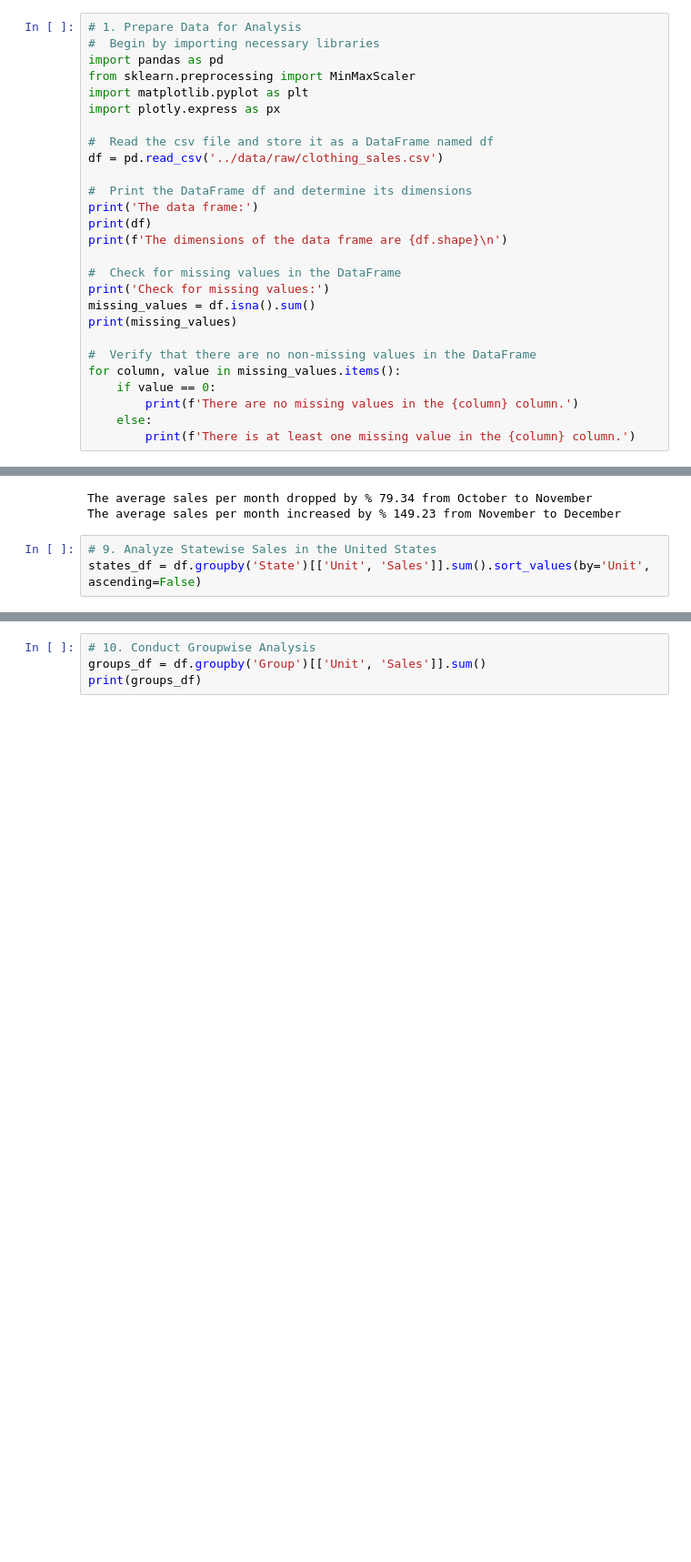
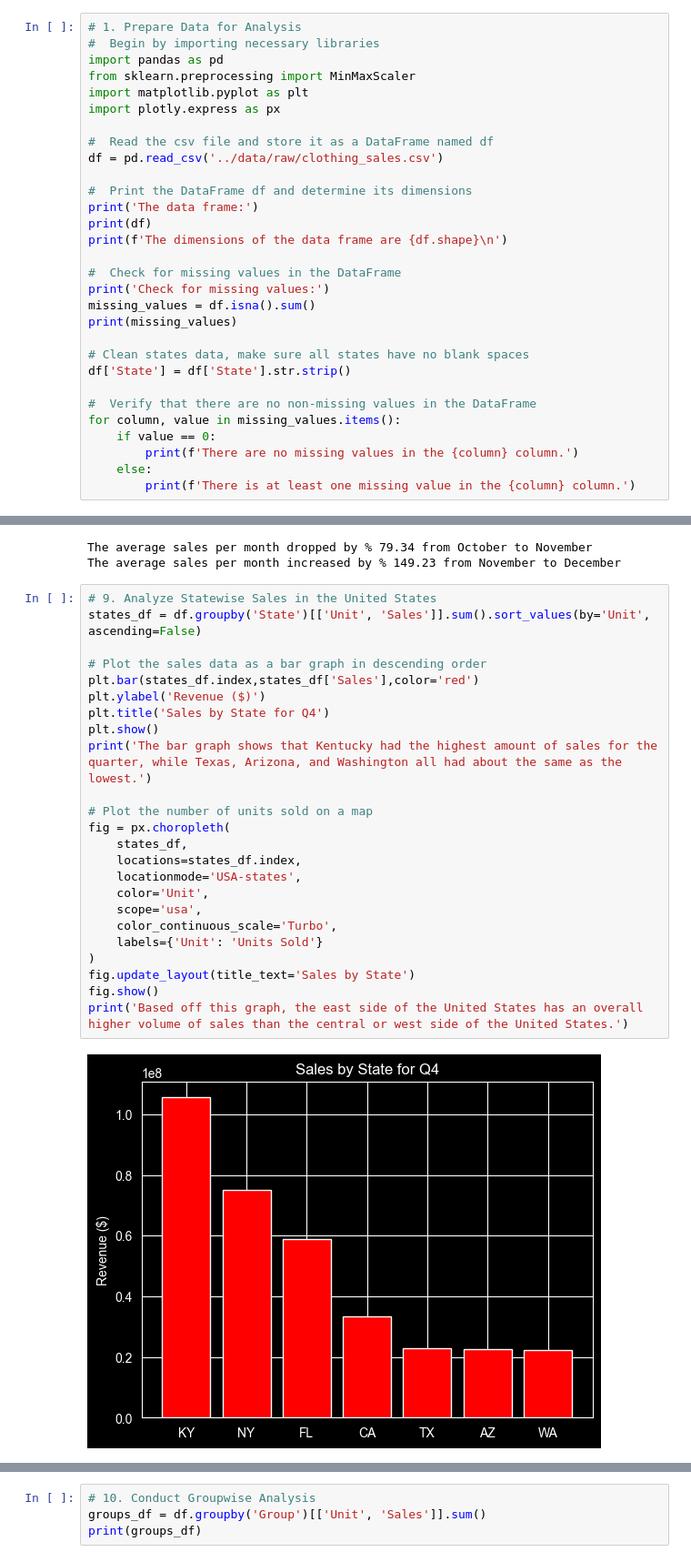
Before and after one commit to GrantGladden2/clothing_sales, a Jupyter notebook: notebooks/explore_data.ipynb, the cells around one changed output, grey strips where cells are left out. Shown at 91% size. Cells and saved outputs as stored; diff of their text form; blank space fills up the shorter version.

Commit message:
Statewise Sales Analysis

```diff
--- a/notebooks/explore_data.ipynb
+++ b/notebooks/explore_data.ipynb
@@ -19,6 +19,9 @@ print('Check for missing values:')
 missing_values = df.isna().sum()
 print(missing_values)
 
+# Clean states data, make sure all states have no blank spaces
+df['State'] = df['State'].str.strip()
+
 #  Verify that there are no non-missing values in the DataFrame
 for column, value in missing_values.items():
     if value == 0:
@@ -270,3 +273,26 @@ The average sales per month increased by % 149.23 from November to December
 # %%
 # 9. Analyze Statewise Sales in the United States
 states_df = df.groupby('State')[['Unit', 'Sales']].sum().sort_values(by='Unit', ascending=False)
+
+# Plot the sales data as a bar graph in descending order
+plt.bar(states_df.index,states_df['Sales'],color='red')
+plt.ylabel('Revenue ($)')
+plt.title('Sales by State for Q4')
+plt.show()
+print('The bar graph shows that Kentucky had the highest amount of sales for the quarter, while Texas, Arizona, and Washington all had about the same as the lowest.')
+
+# Plot the number of units sold on a map
+fig = px.choropleth(
+    states_df,
+    locations=states_df.index,
+    locationmode='USA-states',
+    color='Unit',
+    scope='usa',
+    color_continuous_scale='Turbo',
+    labels={'Unit': 'Units Sold'}
+)
+fig.update_layout(title_text='Sales by State')
+fig.show()
+print('Based off this graph, the east side of the United States has an overall higher volume of sales than the central or west side of the United States.')
+# %% [output]
+[figure, added]
```
Also changed, not shown: parts of 1 cell of this notebook.
